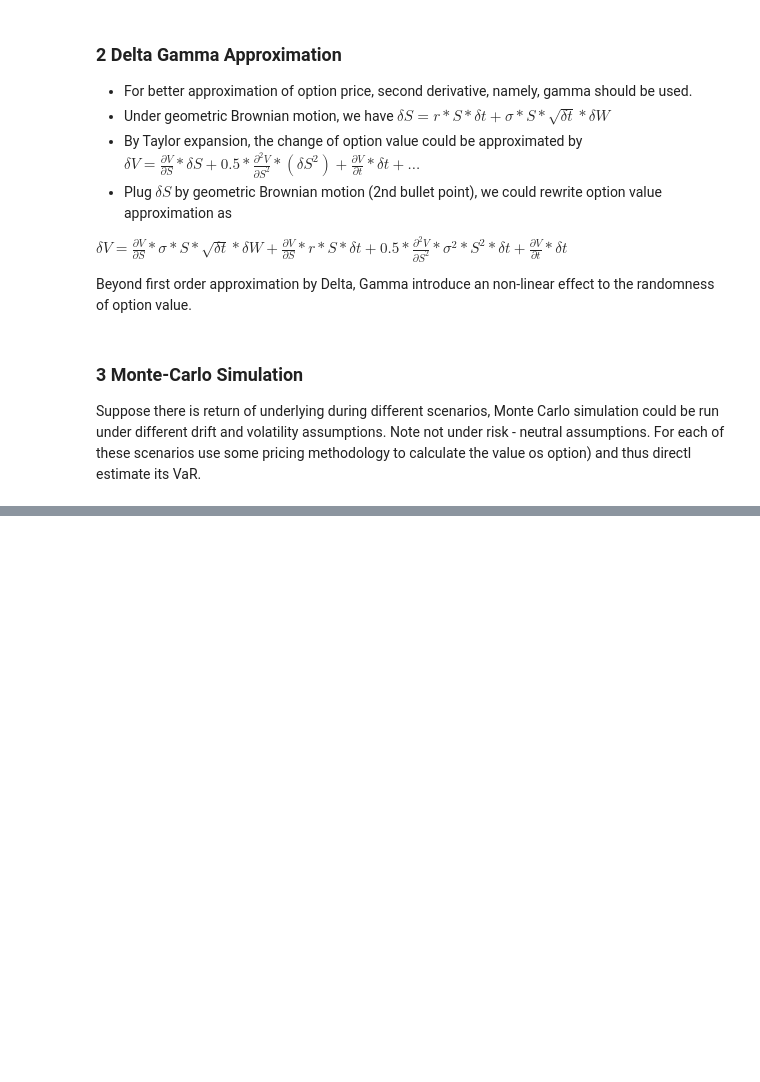
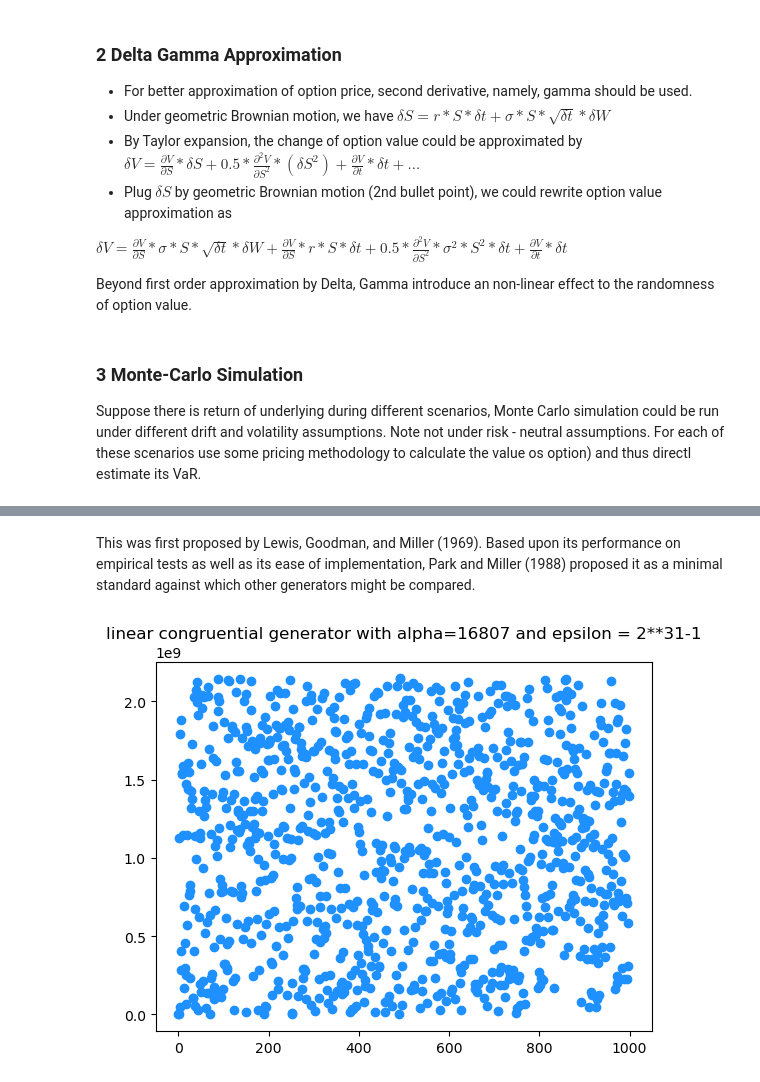
Before and after one commit to fionabay/slob, a Jupyter notebook: var/VAR.ipynb, the cells around one changed output, grey strips where cells are left out. Drawn from its saved outputs; the diff is of its cells as text; code cells hidden in the pictures; blank space fills up the shorter version.

```diff
--- a/var/VAR.ipynb
+++ b/var/VAR.ipynb
@@ -26,0 +47,9 @@ estimate its VaR.
+# %% [markdown]
+This was first proposed by Lewis, Goodman, and Miller (1969). Based upon its performance on empirical tests as well as its ease of implementation, Park and Miller (1988) proposed it as a minimal standard against which other generators might be compared.
+# %%
+rnds = rgtor.lcg(16807,2**31-1,0)
+plt.title('linear congruential generator with alpha=16807 and epsilon = 2**31-1')
+plt.scatter(range(len(rnds)), rnds, color='dodgerblue')
+plt.show();
+# %% [output]
+[figure, added]
```
Also changed, not shown: parts of 11 cells of this notebook, 1 other file.
